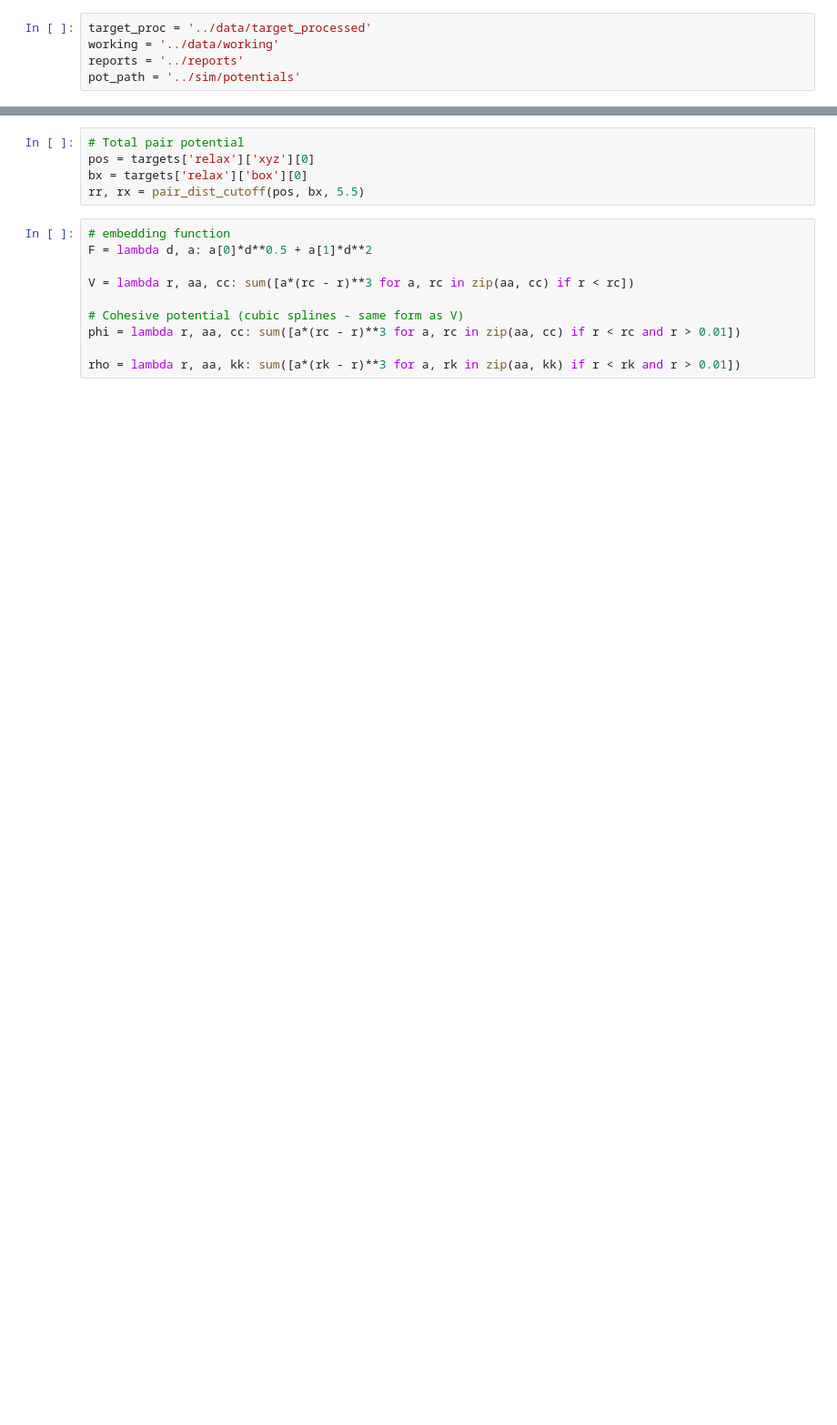
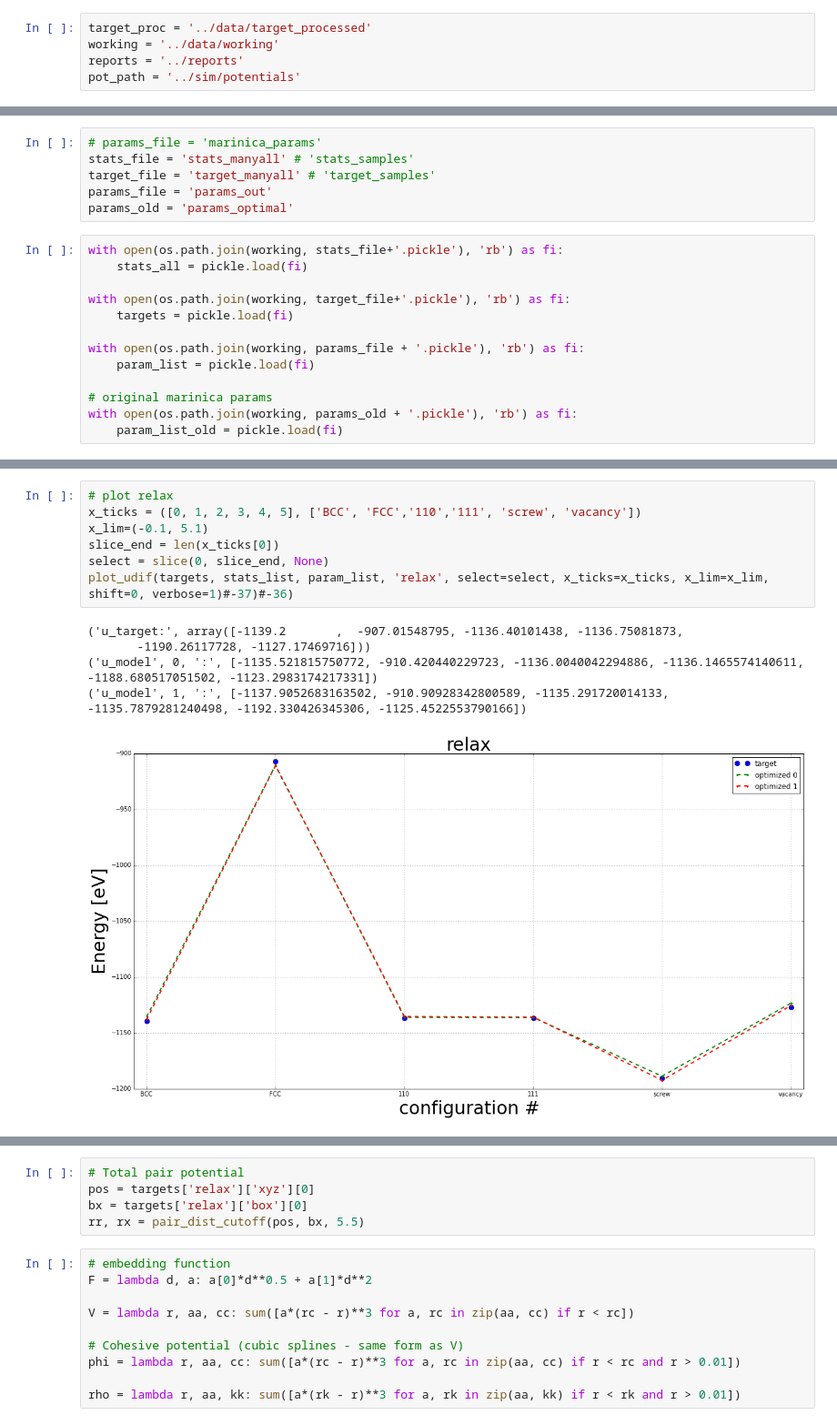
Before and after one commit to vlcekl/eam-models, a Jupyter notebook: notebooks/inspect_and_save.ipynb, the cells around one changed output, grey strips where cells are left out. Shown at 91% size. Saved outputs shown, nothing was run; the diff lists cells and outputs as text; blank space fills up the shorter version.

```diff
--- a/notebooks/inspect_and_save.ipynb
+++ b/notebooks/inspect_and_save.ipynb
@@ -629,0 +23,19 @@ optimal_list
+# %%
+# params_file = 'marinica_params'
+stats_file = 'stats_manyall' # 'stats_samples'
+target_file = 'target_manyall' # 'target_samples'
+params_file = 'params_out'
+params_old = 'params_optimal'
+# %%
+with open(os.path.join(working, stats_file+'.pickle'), 'rb') as fi:
+    stats_all = pickle.load(fi)
+
+with open(os.path.join(working, target_file+'.pickle'), 'rb') as fi:
+    targets = pickle.load(fi)
+
+with open(os.path.join(working, params_file + '.pickle'), 'rb') as fi:
+    param_list = pickle.load(fi)
+
+# original marinica params
+with open(os.path.join(working, params_old + '.pickle'), 'rb') as fi:
+    param_list_old = pickle.load(fi)
@@ -629,0 +119,13 @@ optimal_list
+# %%
+# plot relax
+x_ticks = ([0, 1, 2, 3, 4, 5], ['BCC', 'FCC','110','111', 'screw', 'vacancy'])
+x_lim=(-0.1, 5.1)
+slice_end = len(x_ticks[0])
+select = slice(0, slice_end, None)
+plot_udif(targets, stats_list, param_list, 'relax', select=select, x_ticks=x_ticks, x_lim=x_lim, shift=0, verbose=1)#-37)#-36)
+# %% [output]
+('u_target:', array([-1139.2       ,  -907.01548795, -1136.40101438, -1136.75081873,
+       -1190.26117728, -1127.17469716]))
+('u_model', 0, ':', [-1135.521815750772, -910.420440229723, -1136.0040042294886, -1136.1465574140611, -1188.680517051502, -1123.2983174217331])
+('u_model', 1, ':', [-1137.9052683163502, -910.90928342800589, -1135.291720014133, -1135.7879281240498, -1192.330426345306, -1125.4522553790166])
+[figure, added]
```
Also changed, not shown: parts of 45 cells of this notebook, 37 other files.
